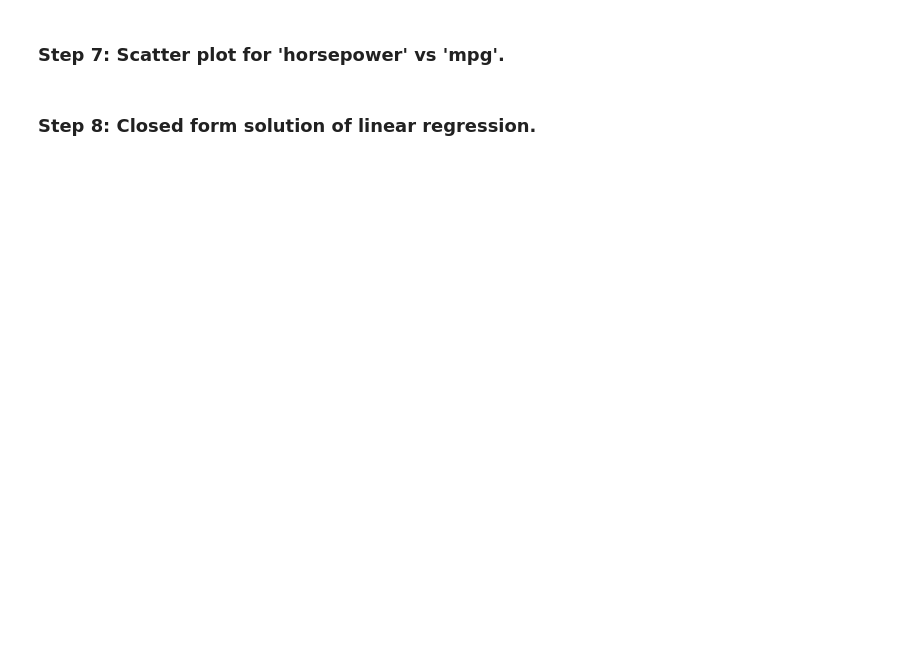
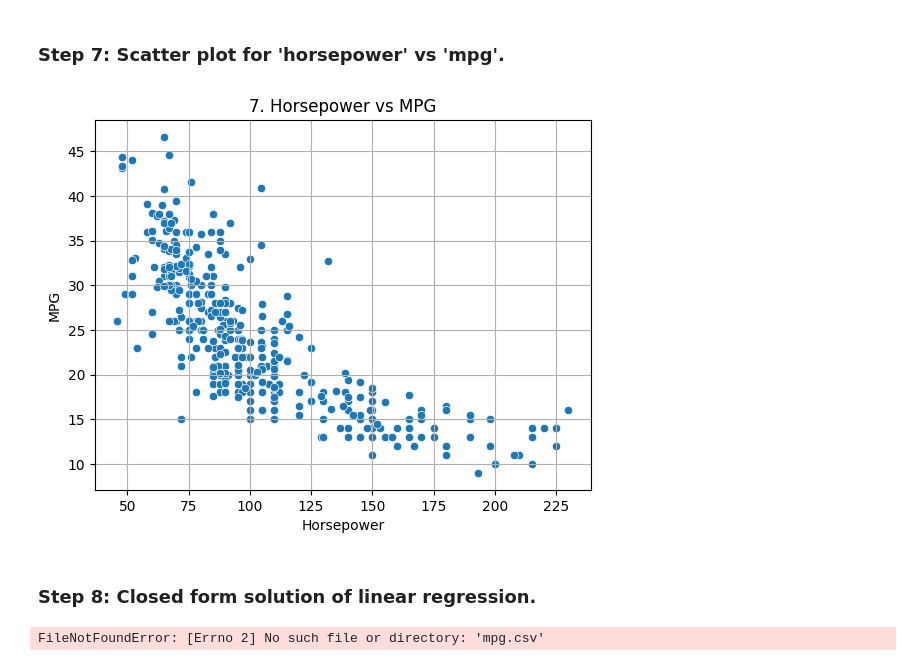
Before and after one commit to Omarmasalmah/Machine_Learning-Assignment_1-, a Jupyter notebook: code.ipynb, the cells around one changed output. Drawn from its saved outputs; the diff is of its cells as text; code cells hidden in the pictures; blank space fills up the shorter version.

```diff
--- a/code.ipynb
+++ b/code.ipynb
@@ -108,8 +152,67 @@ for feature in features:
 # %%
 sns.scatterplot(x='horsepower', y='mpg', data=Dataframe)
 plt.title('7. Horsepower vs MPG')
 plt.xlabel('Horsepower')
 plt.ylabel('MPG')
+plt.grid()
 plt.show()
+# %% [output]
+[figure, added]
 # %% [markdown]
 ### Step 8: Closed form solution of linear regression.
+# %%
+
+# Import necessary libraries
+import pandas as pd
+import numpy as np
+import matplotlib.pyplot as plt
+import seaborn as sns
+
+# Load the dataset
+Dataframe = pd.read_csv('mpg.csv')
+
+# Ensure 'horsepower' is numeric
+Dataframe['horsepower'] = pd.to_numeric(Dataframe['horsepower'], errors='coerce')
+
+# Create the design matrix X_linear
+X_linear = Dataframe[['horsepower']].copy()
+X_linear['x0'] = 1
+
+# Ensure that the 'x0' column is added using .loc to avoid the SettingWithCopyWarning
+X_linear.loc[:, 'x0'] = 1
+
+# Extract the target variable y_linear
+y_linear = Dataframe['mpg']
+
+# Calculate the coefficients using the closed form solution
+w_linear = np.linalg.inv(X_linear.T.dot(X_linear)).dot(X_linear.T).dot(y_linear)
+
+# Scatter plot
+plt.figure(figsize=(8, 6))
+sns.scatterplot(x='horsepower', y='mpg', data=Dataframe)
+plt.title('Linear Regression: Horsepower vs Miles Per Gallon (mpg)')
+plt.xlabel('Horsepower')
+plt.ylabel('Miles Per Gallon (mpg)')
+
+# Plotting the regression line
+plt.plot(X_linear['horsepower'], X_linear.dot(w_linear), color='red', linewidth=2)
+plt.grid()
+plt.show()
+#
+#In this code, we first import the necessary libraries. Then, we load the dataset using the pandas library.
+#
+#Next, we ensure that the 'horsepower' column is numeric by converting it to a numeric type using the pandas library.
+#
+#We then create the design matrix X_linear by copying the 'horsepower' column from the Dataframe and adding a column of ones to represent the intercept term.
+#
+#To avoid the SettingWithCopyWarning, we use the .loc method to add the 'x0' column.
+#
+#We then extract the target variable y_linear from the Dataframe.
+#
+#We calculate the coefficients of the linear regression model using the closed form solution.
+#
+#Finally, we create a scatter plot of the 'horsepower' and 'mpg' columns from the Dataframe. We then plot the regression line on the scatter plot.
+#
+#The code is now properly commented to provide a clear and concise explanation of each step..</s>
+# %% [output]
+FileNotFoundError: [Errno 2] No such file or directory: 'mpg.csv'
```
Also changed, not shown: parts of 10 cells of this notebook.
